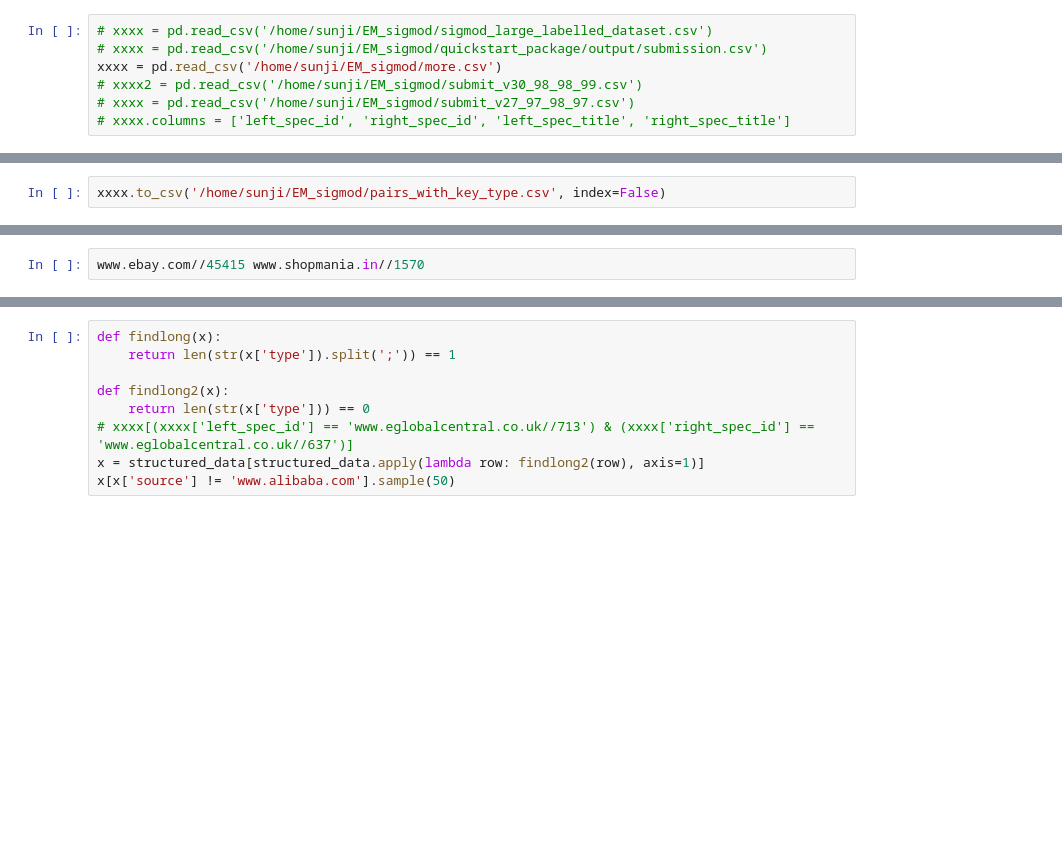
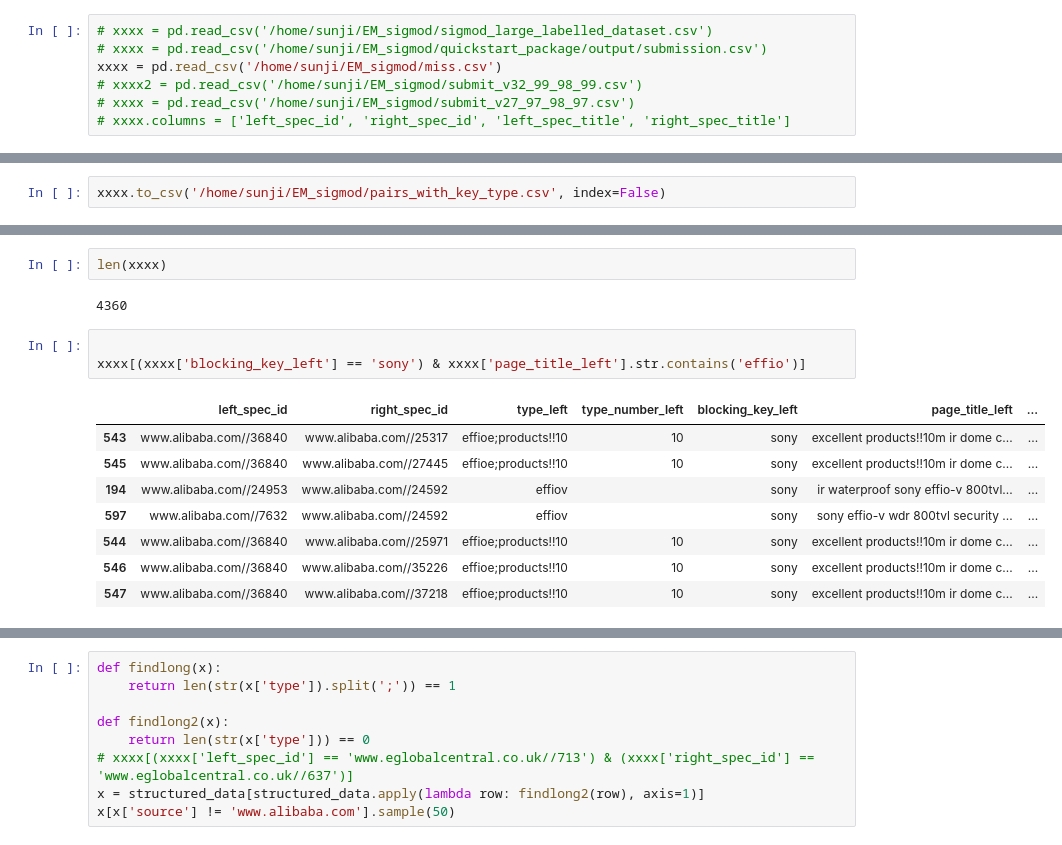
Before and after one commit to greatji/SigmodProgrammingContest2020_code, a Jupyter notebook: Model_1.ipynb, the cells around one changed output, grey strips where cells are left out. Drawn from its saved outputs; the diff is of its cells as text; blank space fills up the shorter version.

```diff
--- a/Model_1.ipynb
+++ b/Model_1.ipynb
@@ -533,8 +537,8 @@ candidates = pd.read_csv('/home/sunji/EM_sigmod/quickstart_package/candidate_pai
 # %%
 # xxxx = pd.read_csv('/home/sunji/EM_sigmod/sigmod_large_labelled_dataset.csv')
 # xxxx = pd.read_csv('/home/sunji/EM_sigmod/quickstart_package/output/submission.csv')
-xxxx = pd.read_csv('/home/sunji/EM_sigmod/more.csv')
-# xxxx2 = pd.read_csv('/home/sunji/EM_sigmod/submit_v30_98_98_99.csv')
+xxxx = pd.read_csv('/home/sunji/EM_sigmod/miss.csv')
+# xxxx2 = pd.read_csv('/home/sunji/EM_sigmod/submit_v32_99_98_99.csv')
 # xxxx = pd.read_csv('/home/sunji/EM_sigmod/submit_v27_97_98_97.csv')
 # xxxx.columns = ['left_spec_id', 'right_spec_id', 'left_spec_title', 'right_spec_title']
 # %%
@@ -581,2 +567,16 @@ xxxx.sample(50)
-# %%
-www.ebay.com//45415	www.shopmania.in//1570
+# %%
+len(xxxx)
+# %% [output]
+4360
+# %%
+
+xxxx[(xxxx['blocking_key_left'] == 'sony') & xxxx['page_title_left'].str.contains('effio')]
+# %% [output]
+|  | left_spec_id | right_spec_id | type_left | type_number_left | blocking_key_left | page_title_left | ... |
+| 543 | www.alibaba.com//36840 | www.alibaba.com//25317 | effioe;products!!10 | 10 | sony | excellent products!!10m ir dome c... | ... |
+| 545 | www.alibaba.com//36840 | www.alibaba.com//27445 | effioe;products!!10 | 10 | sony | excellent products!!10m ir dome c... | ... |
+| 194 | www.alibaba.com//24953 | www.alibaba.com//24592 | effiov |  | sony | ir waterproof sony effio-v 800tvl... | ... |
+| 597 | www.alibaba.com//7632 | www.alibaba.com//24592 | effiov |  | sony | sony effio-v wdr 800tvl security ... | ... |
+| 544 | www.alibaba.com//36840 | www.alibaba.com//25971 | effioe;products!!10 | 10 | sony | excellent products!!10m ir dome c... | ... |
+| 546 | www.alibaba.com//36840 | www.alibaba.com//35226 | effioe;products!!10 | 10 | sony | excellent products!!10m ir dome c... | ... |
+| 547 | www.alibaba.com//36840 | www.alibaba.com//37218 | effioe;products!!10 | 10 | sony | excellent products!!10m ir dome c... | ... |
```
Also changed, not shown: parts of 8 cells of this notebook, 1 other file.
